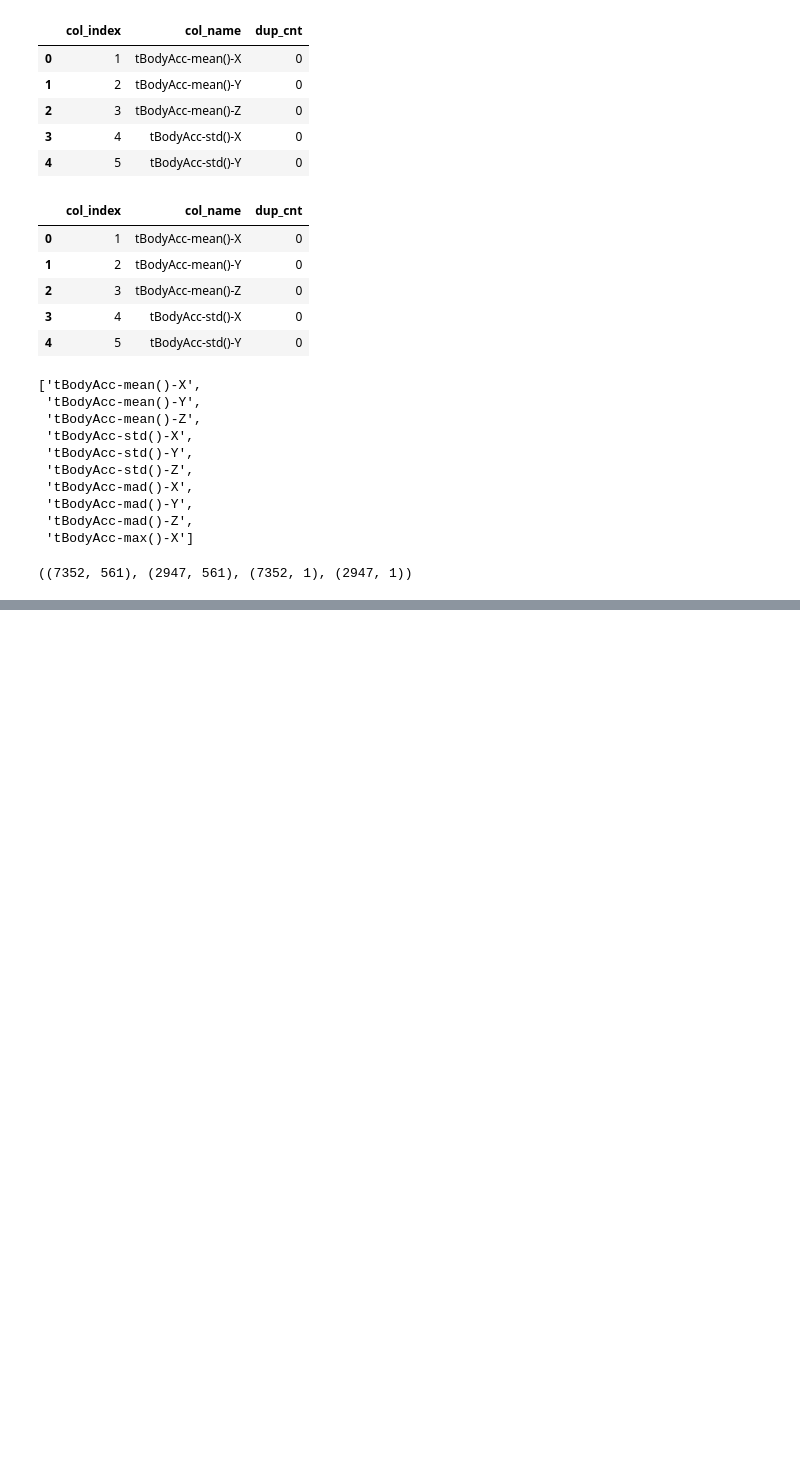
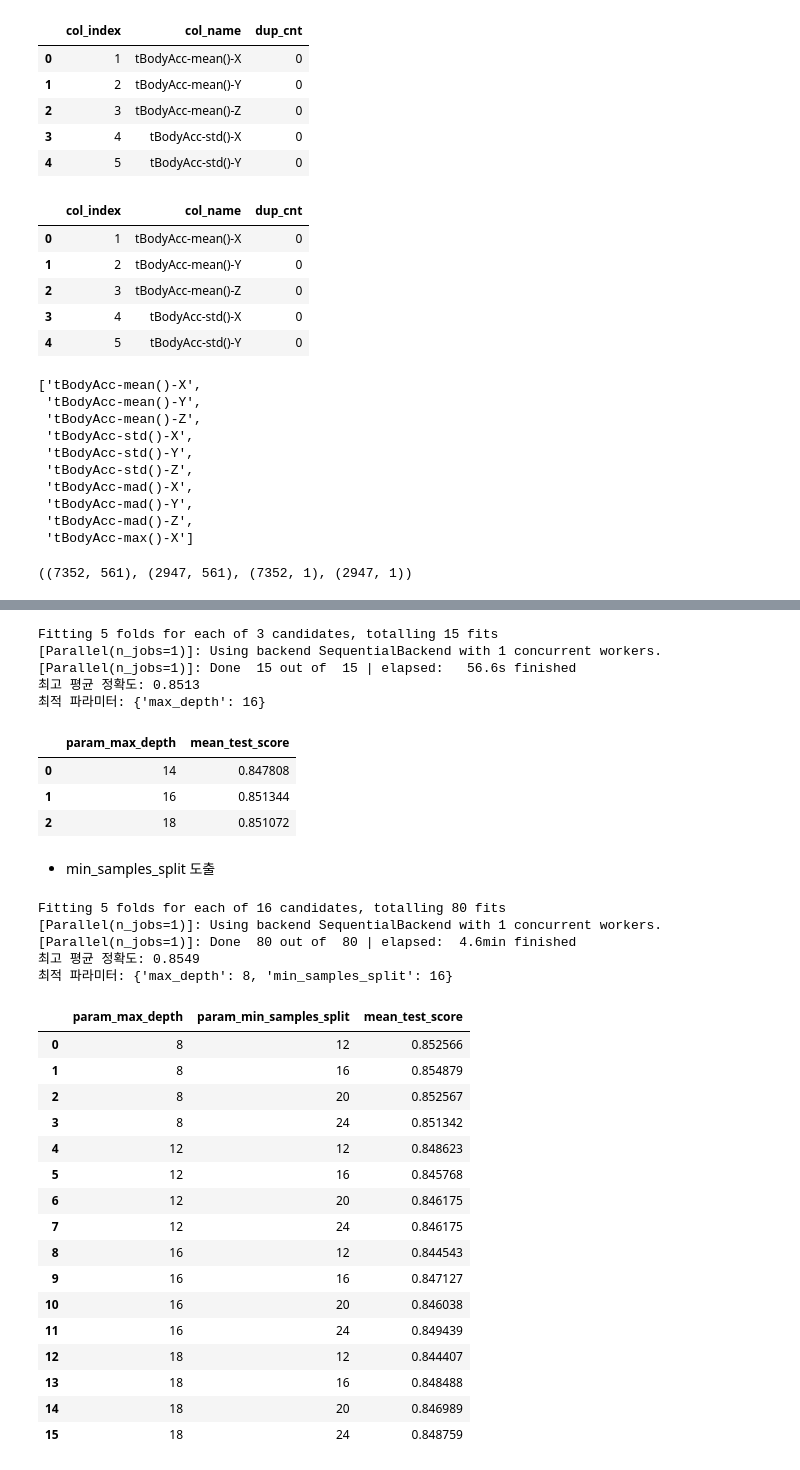
Before and after one commit to ckiekim/Machine-Learning-2020, a Jupyter notebook: 03.Classification/03_HumanActivity.ipynb, the cells around one changed output, grey strips where cells are left out. Cells and saved outputs as stored; diff of their text form; code cells hidden in the pictures; blank space fills up the shorter version.

```diff
--- a/03.Classification/03_HumanActivity.ipynb
+++ b/03.Classification/03_HumanActivity.ipynb
@@ -141,0 +147,6 @@ X_train.shape, X_test.shape, y_train.shape, y_test.shape
+# %%
+dt_clf = DecisionTreeClassifier(random_state=156)
+dt_clf.fit(X_train, y_train)
+pred = dt_clf.predict(X_test)
+acc = accuracy_score(y_test, pred)
+print(f'결정 트리 예측 정확도: {acc:.4f}')
@@ -141,0 +205,62 @@ X_train.shape, X_test.shape, y_train.shape, y_test.shape
+# %%
+params = {
+    'max_depth': [14, 16, 18]
+}
+grid_cv = GridSearchCV(dt_clf, param_grid=params, scoring='accuracy', cv=5, verbose=1)
+grid_cv.fit(X_train, y_train)
+print(f'최고 평균 정확도: {grid_cv.best_score_:.4f}')
+print('최적 파라미터:', grid_cv.best_params_)
+# %% [output]
+Fitting 5 folds for each of 3 candidates, totalling 15 fits
+[Parallel(n_jobs=1)]: Using backend SequentialBackend with 1 concurrent workers.
+[Parallel(n_jobs=1)]: Done  15 out of  15 | elapsed:   56.6s finished
+최고 평균 정확도: 0.8513
+최적 파라미터: {'max_depth': 16}
+# %%
+df = pd.DataFrame(grid_cv.cv_results_)
+df = df[['param_max_depth', 'mean_test_score']]
+df
+# %% [output]
+|  | param_max_depth | mean_test_score |
+| 0 | 14 | 0.847808 |
+| 1 | 16 | 0.851344 |
+| 2 | 18 | 0.851072 |
+# %% [markdown]
+- min_samples_split 도출
+# %%
+params = {
+    'max_depth': [8, 12, 16, 18],
+    'min_samples_split': [12, 16, 20, 24]
+}
+grid_cv = GridSearchCV(dt_clf, param_grid=params, scoring='accuracy', cv=5, verbose=1)
+grid_cv.fit(X_train, y_train)
+print(f'최고 평균 정확도: {grid_cv.best_score_:.4f}')
+print('최적 파라미터:', grid_cv.best_params_)
+# %% [output]
+Fitting 5 folds for each of 16 candidates, totalling 80 fits
+[Parallel(n_jobs=1)]: Using backend SequentialBackend with 1 concurrent workers.
+[Parallel(n_jobs=1)]: Done  80 out of  80 | elapsed:  4.6min finished
+최고 평균 정확도: 0.8549
+최적 파라미터: {'max_depth': 8, 'min_samples_split': 16}
+# %%
+df = pd.DataFrame(grid_cv.cv_results_)
+df = df[['param_max_depth', 'param_min_samples_split', 'mean_test_score']]
+df
+# %% [output]
+|  | param_max_depth | param_min_samples_split | mean_test_score |
+| 0 | 8 | 12 | 0.852566 |
+| 1 | 8 | 16 | 0.854879 |
+| 2 | 8 | 20 | 0.852567 |
+| 3 | 8 | 24 | 0.851342 |
+| 4 | 12 | 12 | 0.848623 |
+| 5 | 12 | 16 | 0.845768 |
+| 6 | 12 | 20 | 0.846175 |
+| 7 | 12 | 24 | 0.846175 |
+| 8 | 16 | 12 | 0.844543 |
+| 9 | 16 | 16 | 0.847127 |
+| 10 | 16 | 20 | 0.846038 |
+| 11 | 16 | 24 | 0.849439 |
+| 12 | 18 | 12 | 0.844407 |
+| 13 | 18 | 16 | 0.848488 |
+| 14 | 18 | 20 | 0.846989 |
+| 15 | 18 | 24 | 0.848759 |
```
Also changed, not shown: parts of 19 cells of this notebook.
